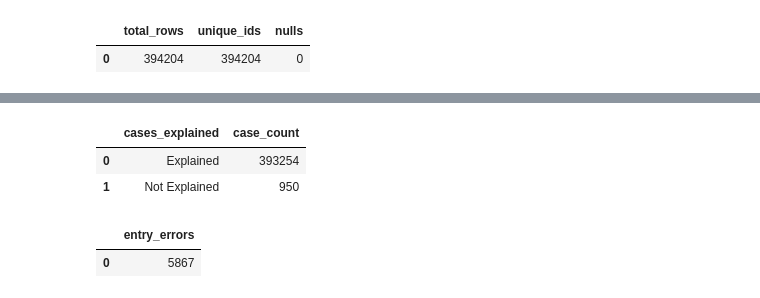
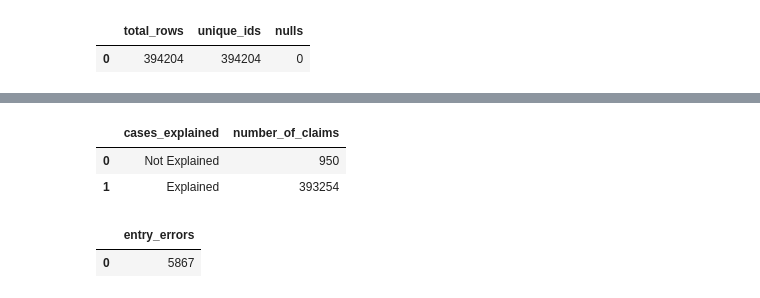
Before and after one commit to Johndsalas/texas-flood-losses, a Jupyter notebook: main.ipynb, the cells around one changed output, grey strips where cells are left out. Cells and saved outputs as stored; diff of their text form; code cells hidden in the pictures.

```diff
--- a/main.ipynb
+++ b/main.ipynb
@@ -72,38 +72,37 @@ con.sql('''
 # %%
 
-''' Paid claim definition: a claim counts as paid when netBuildingPaymentAmount
-    or netContentsPaymentAmount is above zero.
+''' Paid claim definition: a claim counts as paid when netBuildingPaymentAmount or netContentsPaymentAmount is above zero.
     Check: every claim should either have a positive net payment or a reason code
     in nonPaymentReasonBuilding or nonPaymentReasonContents.
     Result: true for nearly all claims. Only 950 rows (about 0.2%) have no reason
     code and no positive payment.
     Note: the amountPaidOnBuildingClaim and amountPaidOnContentsClaim columns are
     not safe for this check. Null values fail every comparison in a CASE, so they
     land in the ELSE branch, which labeled about 68,000 unpaid claims as paid.
 '''
 
 con.sql('''
         select
             case
                 when
                     nonPaymentReasonBuilding is not null
                     or
                     nonPaymentReasonContents is not null
                     or
                     netBuildingPaymentAmount > 0
                     or
                     netContentsPaymentAmount > 0
                     then 'Explained'
                     else 'Not Explained'
                     end as cases_explained,
-             count(*) as "case_count"
+             count(*) as "number_of_claims"
         from claims
         group by cases_explained
         ''').df()
 # %% [output]
-|  | cases_explained | case_count |
-| 0 | Explained | 393254 |
-| 1 | Not Explained | 950 |
+|  | cases_explained | number_of_claims |
+| 0 | Not Explained | 950 |
+| 1 | Explained | 393254 |
 # %%
 con.sql('''
             select
```
Also changed, not shown: parts of 26 cells of this notebook, 3 other files.
